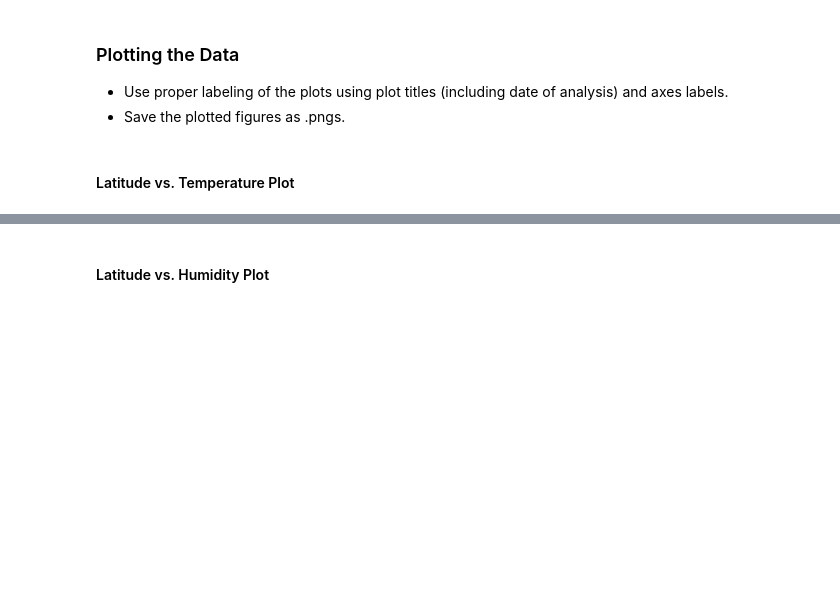
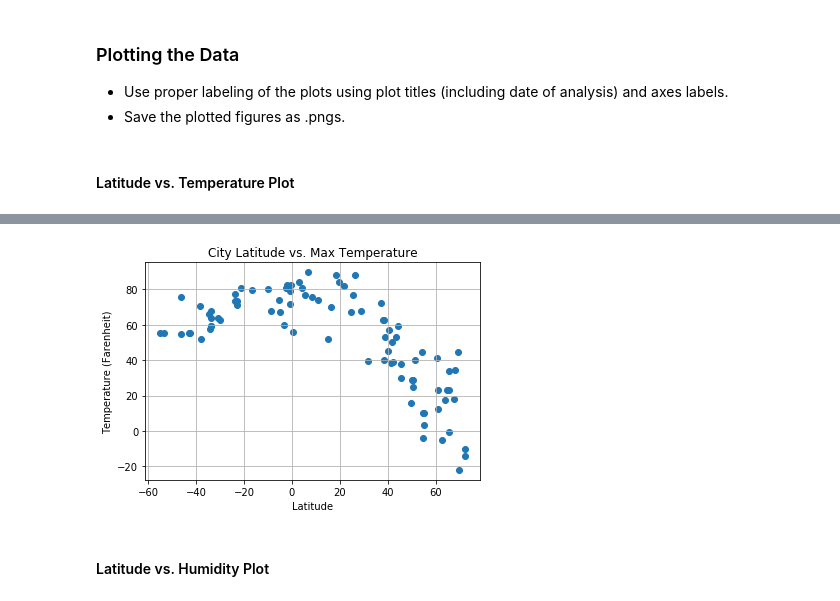
Before and after one commit to Chinchillla641/MChinchilla_GW_HW, a Jupyter notebook: 06_HW_MC/python-api-challenge/WeatherPy/WeatherPy.ipynb, the cells around one changed output, grey strips where cells are left out. Cells and saved outputs as stored; diff of their text form; code cells hidden in the pictures; blank space fills up the shorter version.

```diff
--- a/06_HW_MC/python-api-challenge/WeatherPy/WeatherPy.ipynb
+++ b/06_HW_MC/python-api-challenge/WeatherPy/WeatherPy.ipynb
@@ -76,0 +55,31 @@ Data Retrieval Complete
+# %%
+base = {"City": [""], "Cloudiness": [""], "Country": [""], "Date": [""], "Humidity": [""], \
+         "Lat": [""], "Lng": [""], "Max Temp": [""], "Wind Speed": [""]}
+df = pd.DataFrame(base)
+
+for city in cities:
+    time.sleep(1.0001)
+    url = f"http://api.openweathermap.org/data/2.5/weather?units=Imperial&appid=bab9a3d1c4575fafc4915a63f3316348&q={city}"
+
+    weather = requests.get(url)
+    weather_js = weather.json()
+
+    print(f"City: {city} ID: {weather}")
+
+    if weather_js["cod"] != 200:
+        continue
+
+    cloudiness = weather_js["clouds"]["all"]
+    country = weather_js["sys"]["country"]
+    date = weather_js["dt"]
+    humidity = weather_js["main"]["humidity"]
+    lat = weather_js["coord"]["lat"]
+    lng = weather_js["coord"]["lon"]
+    maxtmp = weather_js["main"]["temp_max"]
+    wind = weather_js["wind"]["speed"]
+
+    d = {"City": [city], "Cloudiness": [cloudiness], "Country": [country], "Date": [date], "Humidity": [humidity], \
+         "Lat": [lat], "Lng": [lng], "Max Temp": [maxtmp], "Wind Speed": [wind]}
+    df2 = pd.DataFrame(d)
+
+    df = df.append(df2)
@@ -100,0 +108,5 @@ dtype: int64
+# %%
+# # conversion to DF done within the API loop above
+df.reset_index(inplace = True, drop = True)
+df = df.drop([0])
+df.head()
@@ -110,2 +126,13 @@ dtype: int64
+# %%
+plt.scatter(df["Lat"], df["Max Temp"])
+
+plt.title("City Latitude vs. Max Temperature")
+plt.xlabel("Latitude")
+plt.ylabel("Temperature (Farenheit)")
+plt.grid(True)
+
+plt.savefig("latvstemp.png")
+# %% [output]
+[figure, added]
 # %% [markdown]
 #### Latitude vs. Humidity Plot
```
Also changed, not shown: parts of 14 cells of this notebook, 4 other files.
